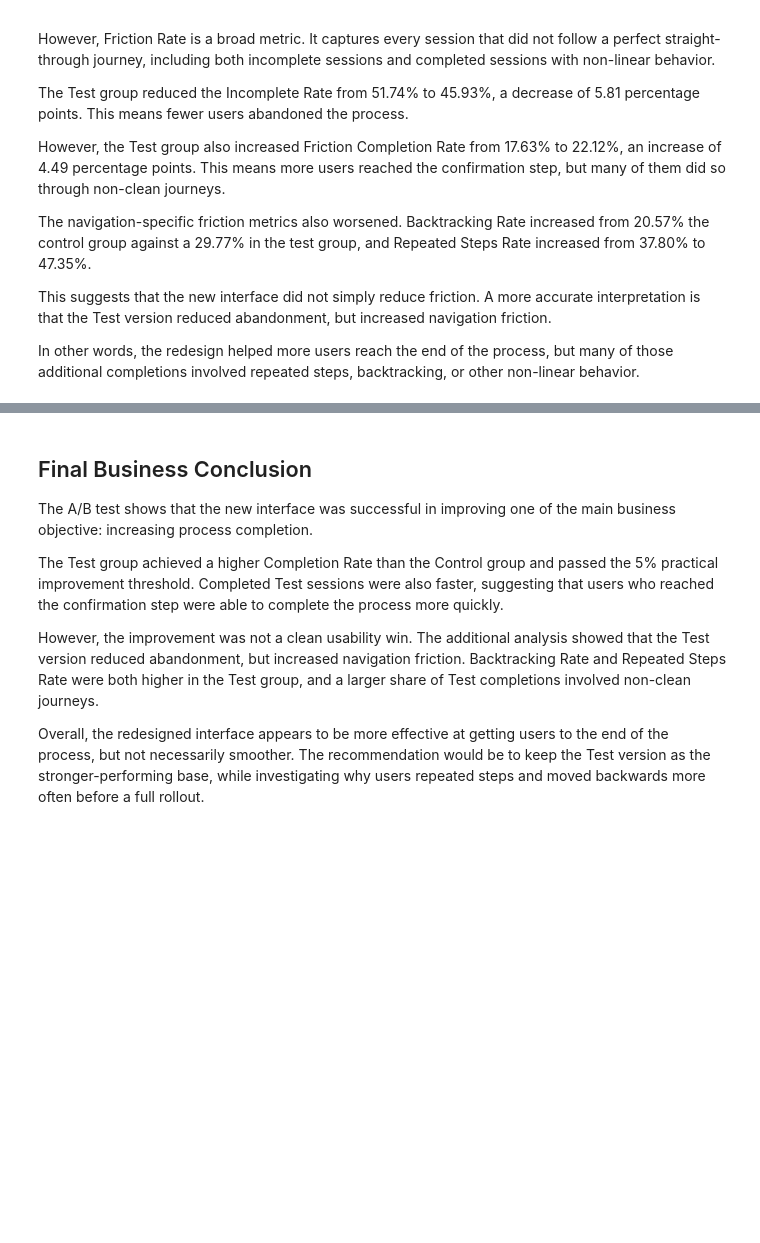
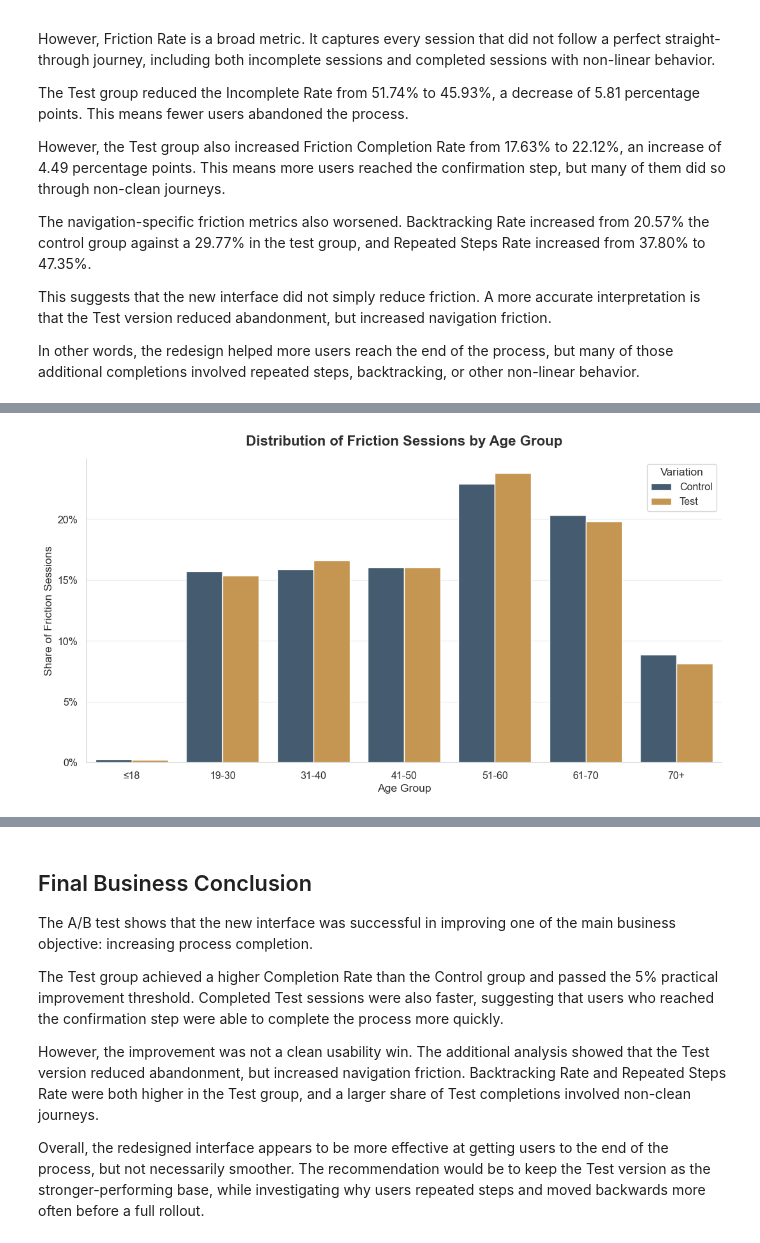
Before and after one commit to bloodnickel/Project_Vanguard_AB_Test_Analysis, a Jupyter notebook: 2_Python_Notebook/KPI_AB_Testing_Analysis.ipynb, the cells around one changed output, grey strips where cells are left out. Saved outputs shown, nothing was run; the diff lists cells and outputs as text; code cells hidden in the pictures; blank space fills up the shorter version.

```diff
--- a/2_Python_Notebook/KPI_AB_Testing_Analysis.ipynb
+++ b/2_Python_Notebook/KPI_AB_Testing_Analysis.ipynb
@@ -1811,0 +2206,32 @@ In other words, the redesign helped more users reach the end of the process, but
+# %%
+# =========================
+# Plot friction session share by age group
+# =========================
+
+plt.figure(figsize=(11, 6))
+
+ax = sns.barplot(
+    data=friction_age_distribution,
+    x="age_group",
+    y="friction_session_share",
+    hue="variation",
+    order=age_labels,
+    palette={
+        "Control": project_palette["slate_blue"],
+        "Test": project_palette["amber"]
+    }
+)
+
+plt.title("Distribution of Friction Sessions by Age Group", fontsize=16, weight="bold", pad=15)
+plt.xlabel("Age Group")
+plt.ylabel("Share of Friction Sessions")
+
+ax.yaxis.set_major_formatter(lambda y, _: f"{y:.0%}")
+
+plt.legend(title="Variation")
+plt.grid(axis="y", alpha=0.3)
+sns.despine()
+plt.tight_layout()
+plt.show()
+# %% [output]
+[figure, added]
```
Also changed, not shown: parts of 17 cells of this notebook, 2 other files.
